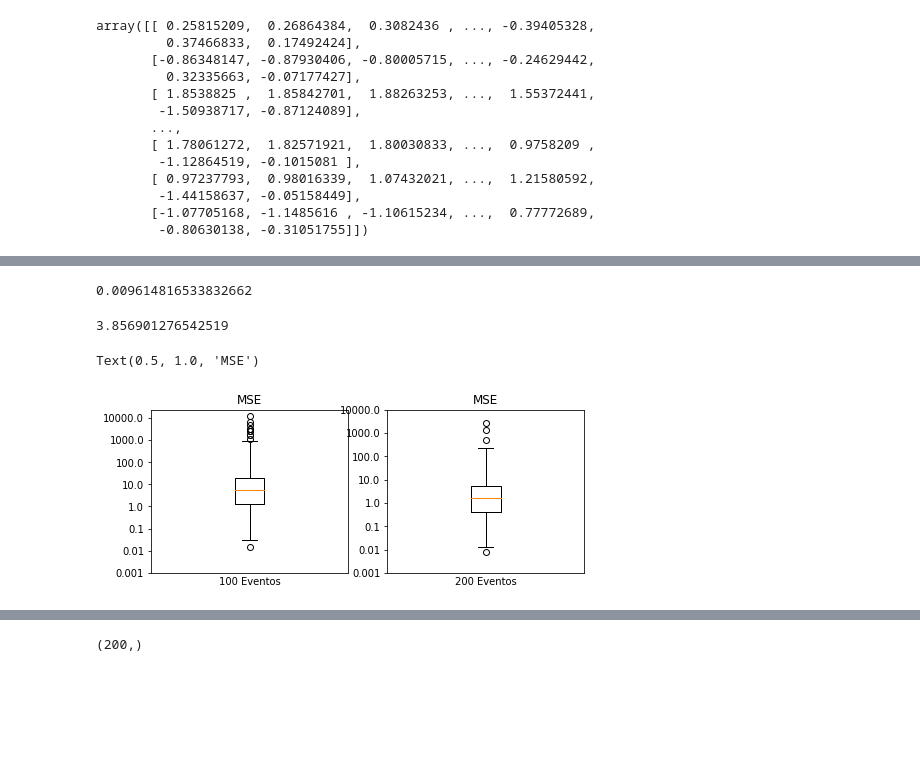
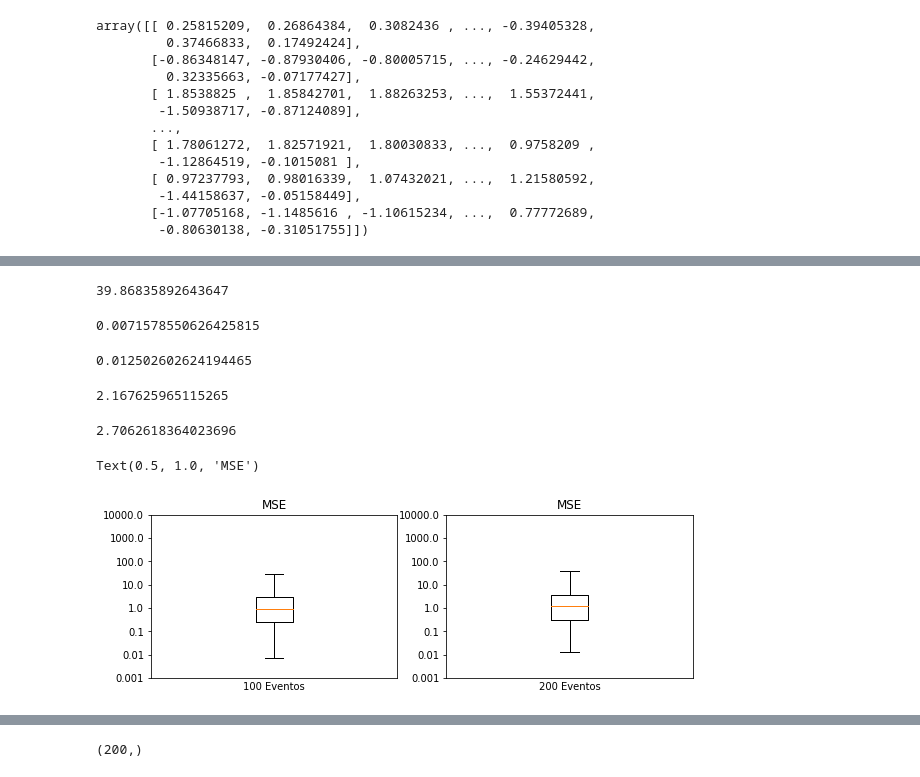
Before and after one commit to byronacunia/Linear, a Jupyter notebook: Linear.ipynb, the cells around one changed output, grey strips where cells are left out. Drawn from its saved outputs; the diff is of its cells as text; code cells hidden in the pictures; blank space fills up the shorter version.

```diff
--- a/Linear.ipynb
+++ b/Linear.ipynb
@@ -245,3 +479,22 @@ for i in range(X_test.shape[0]):
+# %%
+from sklearn.metrics import mean_squared_error
+for i in range(X_test.shape[0]):
+  #xTeste=X_test.iloc[[i],:].to_numpy()
+  xTeste=X_test[[i],:] #Cuando se escala
+  xTeste=np.vstack((1,xTeste.T))
+  y_pred=np.matmul(H,xTeste)
+  Y_Pred[:,[i]]=y_pred
+  #y_true = y_test.iloc[[i],:].to_numpy()
+# %%
+Ypredicido = scalery.inverse_transform(Y_Pred.T)
+# %%
+#YPredictions = np.zeros((y_test.shape[1], y_test.shape[0])) # Pre-allocate matrix
+MSE=[]
+from sklearn.metrics import mean_squared_error
+for i in range(X_test.shape[0]):
+  y_pred = Ypredicido[[i],:]
+  y_true = y_test[[i],:]
+  MSE.append(mean_squared_error(y_true.T, y_pred.T))
 # %%
 np.max(MSE)
 # %% [output]
@@ -248,0 +506,2 @@ np.max(MSE)
+# %%
+MSEXY_MinMaxProof = MSE
@@ -249,36 +512,50 @@ np.max(MSE)
+# %%
+np.max(MSEXY_MinMaxProof)
+# %% [output]
+39.86835892643647
 # %%
-np.min(MSE)
+np.min(MSE_Raw)
 # %% [output]
-0.009614816533832662
+0.0071578550626425815
+# %%
+np.min(MSEXY_MinMaxProof)
+# %% [output]
+0.012502602624194465
 # %%
-np.mean(MSE)
+np.mean(MSE_Raw)
 # %% [output]
-3.856901276542519
+2.167625965115265
+# %%
+np.mean(MSEXY_MinMaxProof)
+# %% [output]
+2.7062618364023696
 # %%
 import numpy as np
 import matplotlib.pyplot as plt
 from matplotlib.ticker import MultipleLocator, FormatStrFormatter
 
-values = MSE.iloc[:, [0]].to_numpy()
+#values = MSE.iloc[:, [0]].to_numpy()
+values = MSE_Raw
 
-fig = plt.figure(figsize=(12, 3))
+fig = plt.figure(figsize=(15, 3))
 
 ax = plt.subplot(1, 3, 1)
 ax.boxplot(np.log10(values))
 ax.set_xticks(np.arange(100, 100))
 ax.set_xlabel("100 Eventos")
 ax.set_yticks(np.arange(-3, 5))
 ax.set_yticklabels(10.0**np.arange(-3, 5))
 ax.set_title('MSE')
 
-values = MSE.iloc[:, [1]].to_numpy()
+#values = MSE.iloc[:, [1]].to_numpy()
+values = MSEXY_MinMaxProof
 ax = plt.subplot(1, 3, 2)
 ax.boxplot(np.log10(values))
 ax.set_xticks(np.arange(100, 100))
 ax.set_xlabel("200 Eventos")
 ax.set_yticks(np.arange(-3, 5))
 ax.set_yticklabels(10.0**np.arange(-3, 5))
 ax.set_title('MSE')
 # %% [output]
 Text(0.5, 1.0, 'MSE')
-[figure, old version]
+[figure, new version]
```
Also changed, not shown: parts of 47 cells of this notebook.
